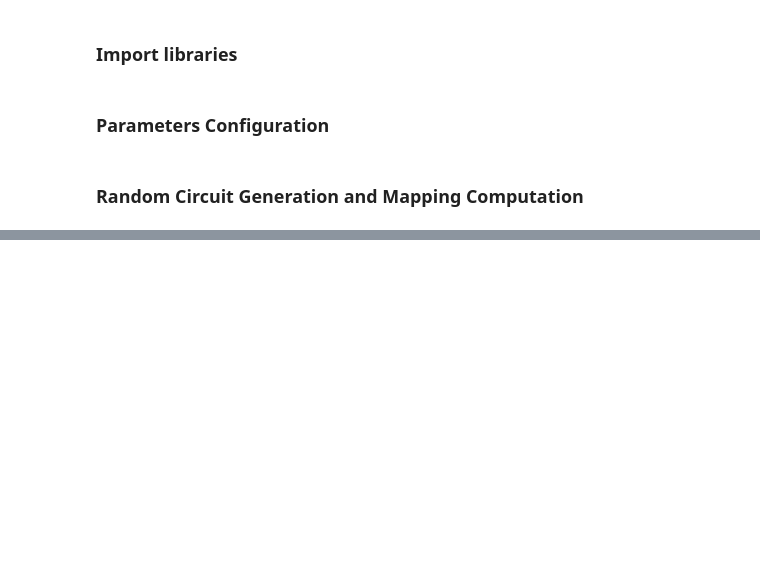
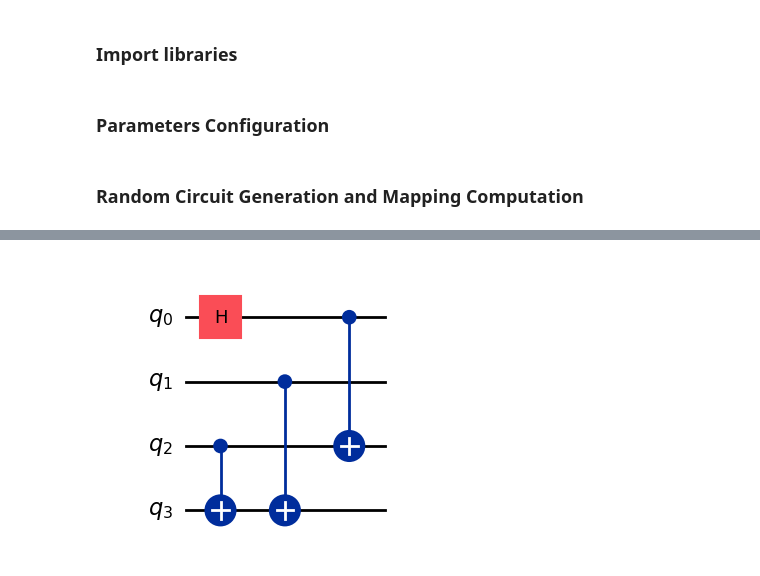
Before and after one commit to Giorgio-Miani/quantum-swap-optimizer, a Jupyter notebook: testing/testing.ipynb, the cells around one changed output, grey strips where cells are left out. Drawn from its saved outputs; the diff is of its cells as text; code cells hidden in the pictures; blank space fills up the shorter version.

```diff
--- a/testing/testing.ipynb
+++ b/testing/testing.ipynb
@@ -81,6 +111,8 @@ nx.draw(qc_graph, node_color=color_map, with_labels=True)
 # %%
 # Plot module of the circuit
-circuit.modules[1].draw('mpl')
+circuit.modules[3].draw('mpl')
+# %% [output]
+[figure, added]
 # %%
 # Plot complete circuit
 circuit.get_circuit().draw('mpl')
```
Also changed, not shown: parts of 5 cells of this notebook, 1 other file.
